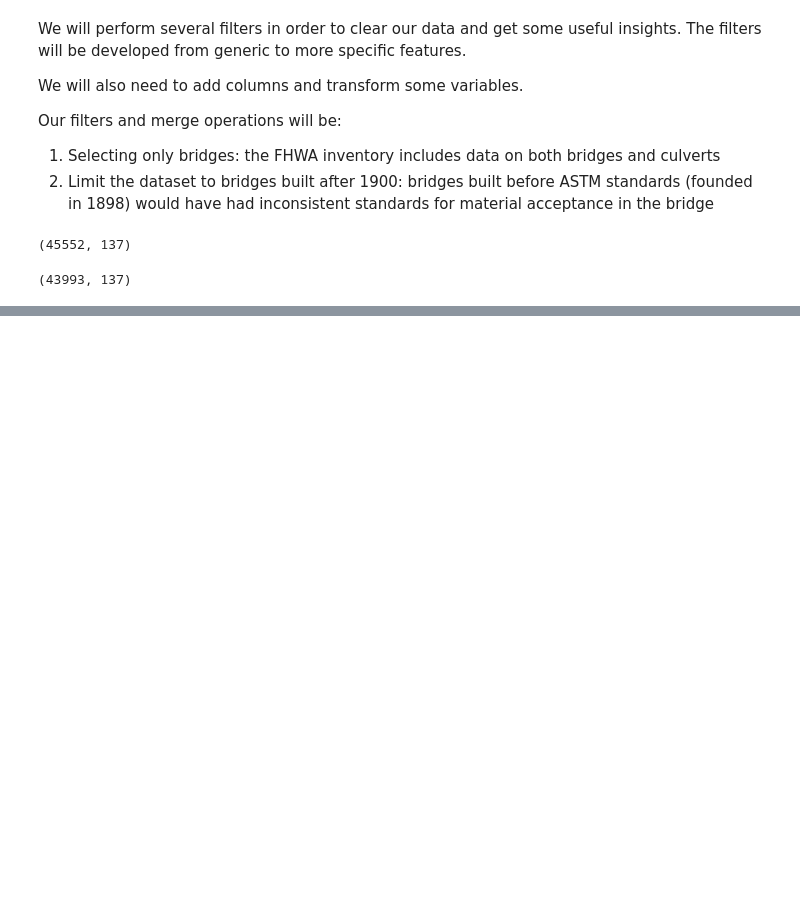
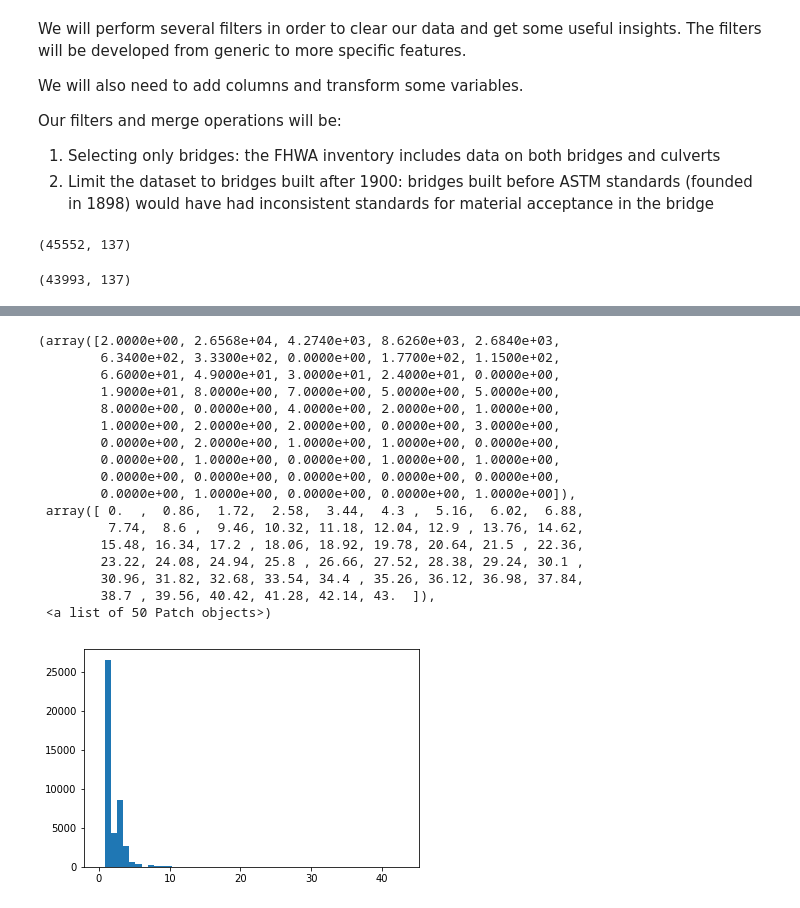
Before and after one commit to VegaLaguna/TFM-Bridge-deterioration, a Jupyter notebook: EDA_All18.ipynb, the cells around one changed output, grey strips where cells are left out. Cells and saved outputs as stored; diff of their text form; code cells hidden in the pictures; blank space fills up the shorter version.

```diff
--- a/EDA_All18.ipynb
+++ b/EDA_All18.ipynb
@@ -104,3 +104,5 @@ data18 = data18[data18['YEAR_BUILT_027']>1900]
 data18.shape
 # %% [output]
 (43993, 137)
+# %%
+data18 = data18[data18['STRUCTURE_LEN_MT_049']<=400]
@@ -106,0 +113,2 @@ data18.shape
+# %%
+data18 = data18[data18['MAIN_UNIT_SPANS_045']<50]
@@ -106,0 +139,21 @@ data18.shape
+# %%
+plt.hist(data18['MAIN_UNIT_SPANS_045'],bins=50)
+# %% [output]
+(array([2.0000e+00, 2.6568e+04, 4.2740e+03, 8.6260e+03, 2.6840e+03,
+        6.3400e+02, 3.3300e+02, 0.0000e+00, 1.7700e+02, 1.1500e+02,
+        6.6000e+01, 4.9000e+01, 3.0000e+01, 2.4000e+01, 0.0000e+00,
+        1.9000e+01, 8.0000e+00, 7.0000e+00, 5.0000e+00, 5.0000e+00,
+        8.0000e+00, 0.0000e+00, 4.0000e+00, 2.0000e+00, 1.0000e+00,
+        1.0000e+00, 2.0000e+00, 2.0000e+00, 0.0000e+00, 3.0000e+00,
+        0.0000e+00, 2.0000e+00, 1.0000e+00, 1.0000e+00, 0.0000e+00,
+        0.0000e+00, 1.0000e+00, 0.0000e+00, 1.0000e+00, 1.0000e+00,
+        0.0000e+00, 0.0000e+00, 0.0000e+00, 0.0000e+00, 0.0000e+00,
+        0.0000e+00, 1.0000e+00, 0.0000e+00, 0.0000e+00, 1.0000e+00]),
+ array([ 0.  ,  0.86,  1.72,  2.58,  3.44,  4.3 ,  5.16,  6.02,  6.88,
+         7.74,  8.6 ,  9.46, 10.32, 11.18, 12.04, 12.9 , 13.76, 14.62,
+        15.48, 16.34, 17.2 , 18.06, 18.92, 19.78, 20.64, 21.5 , 22.36,
+        23.22, 24.08, 24.94, 25.8 , 26.66, 27.52, 28.38, 29.24, 30.1 ,
+        30.96, 31.82, 32.68, 33.54, 34.4 , 35.26, 36.12, 36.98, 37.84,
+        38.7 , 39.56, 40.42, 41.28, 42.14, 43.  ]),
+ <a list of 50 Patch objects>)
+[figure, added]
```
Also changed, not shown: parts of 8 cells of this notebook, 1 other file.
